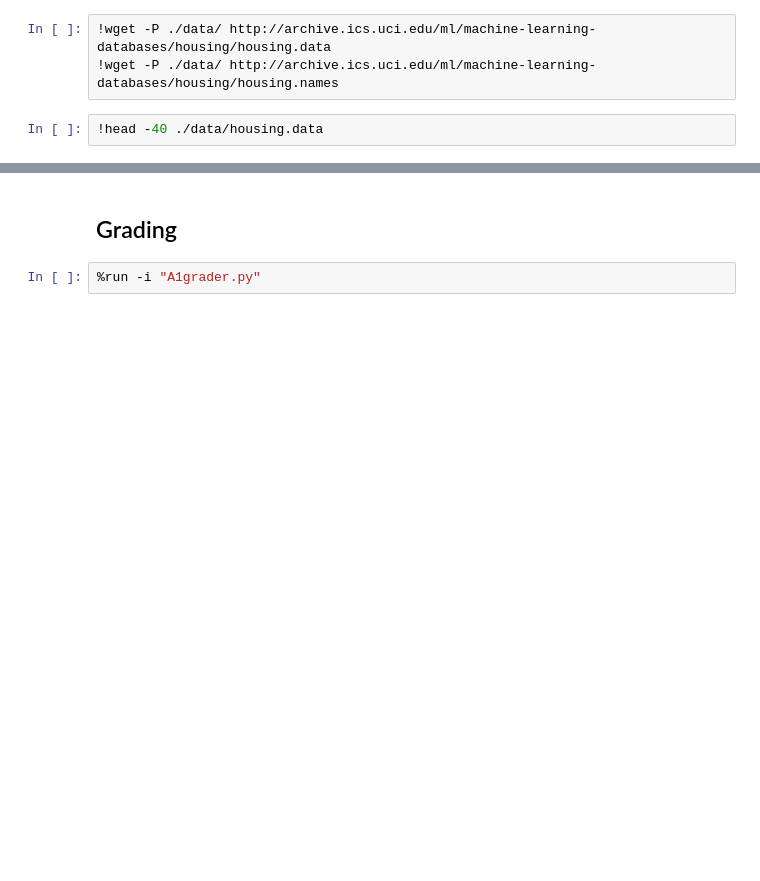
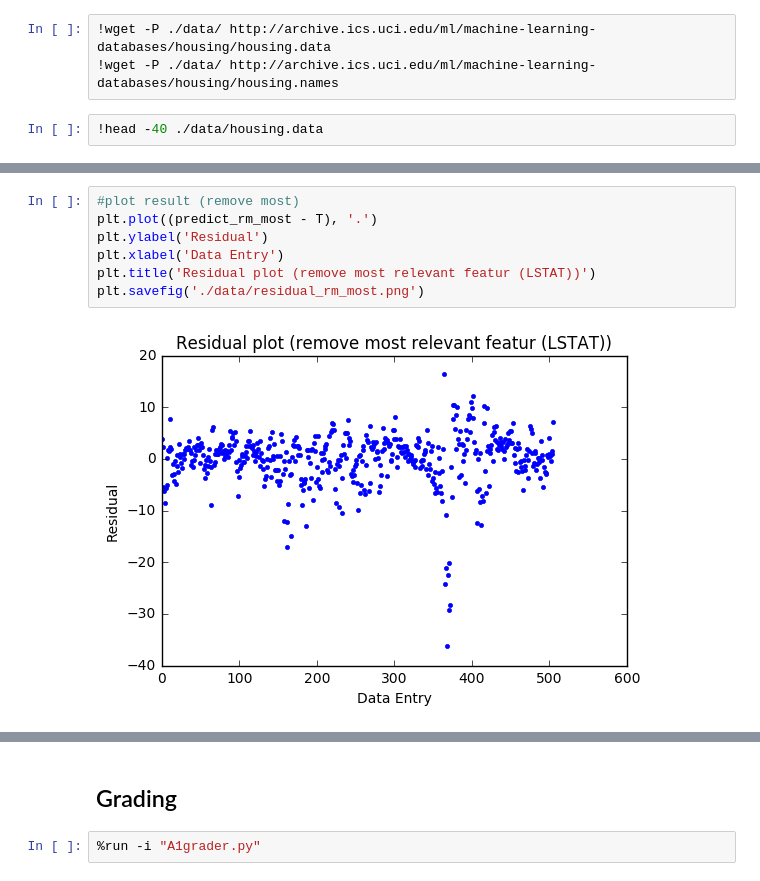
Before and after one commit to zyu47/CS480_homework, a Jupyter notebook: A1/Yu-A1.ipynb, the cells around one changed output, grey strips where cells are left out. Saved outputs shown, nothing was run; the diff lists cells and outputs as text; blank space fills up the shorter version.

```diff
--- a/A1/Yu-A1.ipynb
+++ b/A1/Yu-A1.ipynb
@@ -140,0 +207,9 @@ error = rmse(predict, T)
+# %%
+#plot result (remove most)
+plt.plot((predict_rm_most - T), '.')
+plt.ylabel('Residual')
+plt.xlabel('Data Entry')
+plt.title('Residual plot (remove most relevant featur (LSTAT))')
+plt.savefig('./data/residual_rm_most.png')
+# %% [output]
+[figure, added]
```
Also changed, not shown: parts of 15 cells of this notebook, 3 other files.
